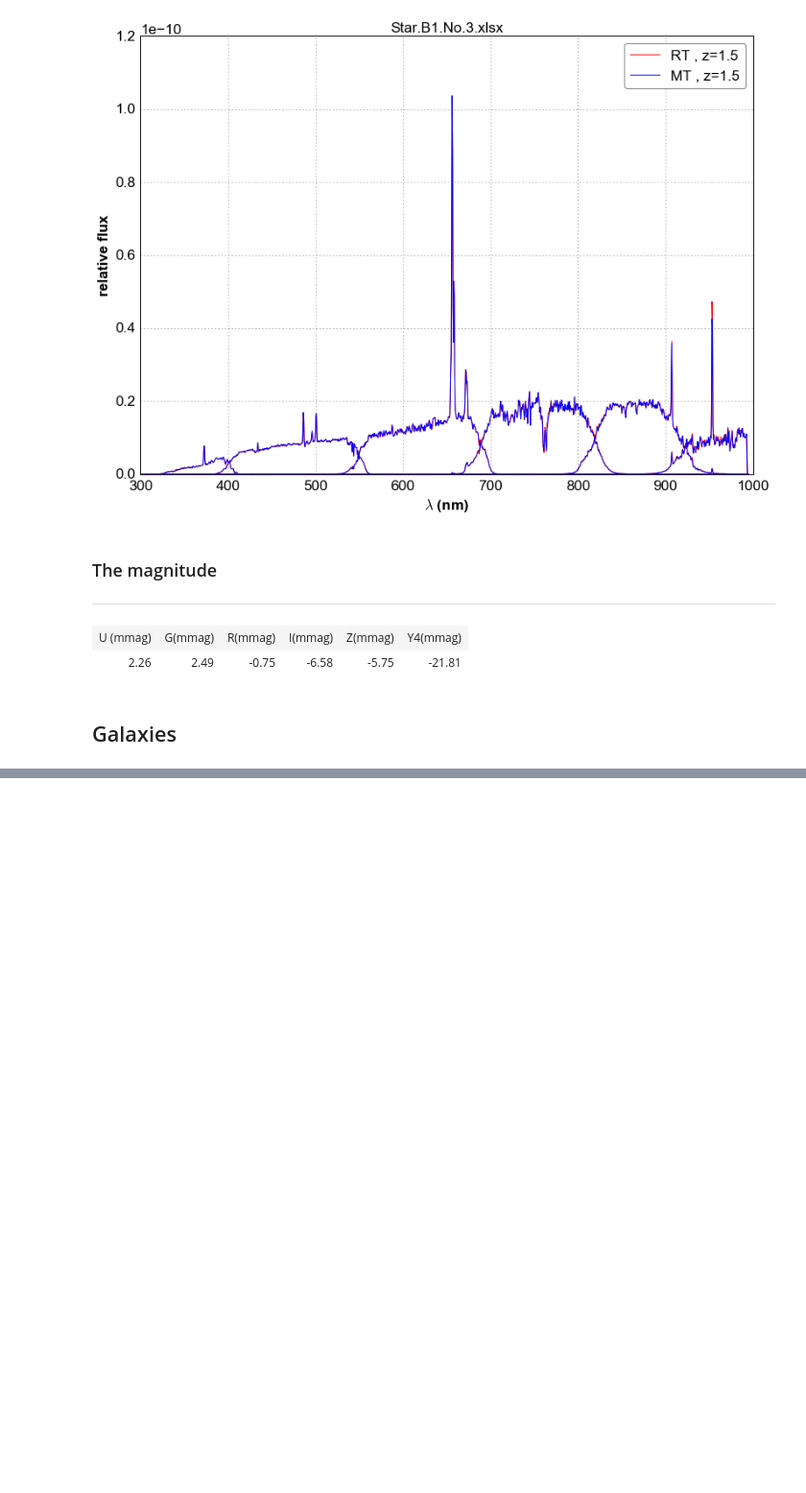
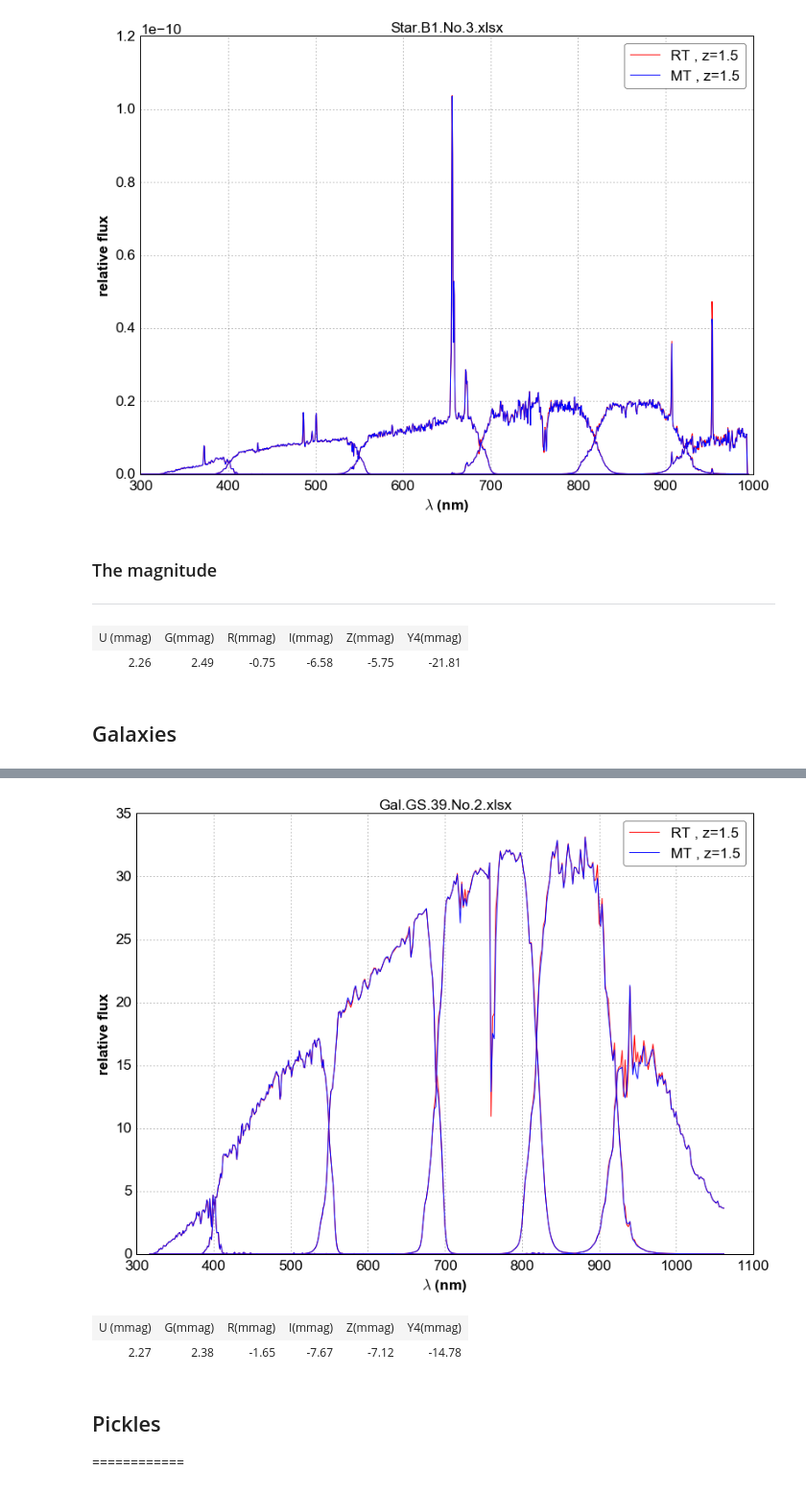
Before and after one commit to sylvielsstfr/PC5AtmStudies, a Jupyter notebook: StarsAndGalaxies/MTRTComparisonWithAstroObj.ipynb, the cells around one changed output, grey strips where cells are left out. Shown at 96% size. Drawn from its saved outputs; the diff is of its cells as text; code cells hidden in the pictures; blank space fills up the shorter version.

```diff
--- a/StarsAndGalaxies/MTRTComparisonWithAstroObj.ipynb
+++ b/StarsAndGalaxies/MTRTComparisonWithAstroObj.ipynb
@@ -447,0 +496,15 @@ ValueError: x and y arrays must be equal in length along interpolation axis.
+# %%
+flux_ccd_mt=GetFluxCCD_Modtran(wl_gal_2,sed_gal_2)
+# %%
+flux_ccd_rt=GetFluxCCD_LibRadtran(wl_gal_2,sed_gal_2)
+# %%
+title=filename_gal[2]
+# %%
+split_str=title.split(".")
+len_str=len(split_str)
+split_str[len_str-1]='.pdf'
+figfilename=string.join(split_str,sep='')
+# %%
+PlotFluxatCCD(wl_gal_2,flux_ccd_rt,flux_ccd_mt,title,figfilename)
+# %% [output]
+[figure, added]
@@ -447,0 +517,8 @@ ValueError: x and y arrays must be equal in length along interpolation axis.
+# %%
+table
+# %% [output]
+| U (mmag) | G(mmag) | R(mmag) | I(mmag) | Z(mmag) | Y4(mmag) |
+| 2.27 | 2.38 | -1.65 | -7.67 | -7.12 | -14.78 |
+# %% [markdown]
+## Pickles
+============
```
Also changed, not shown: parts of 63 cells of this notebook, 1 other file.
